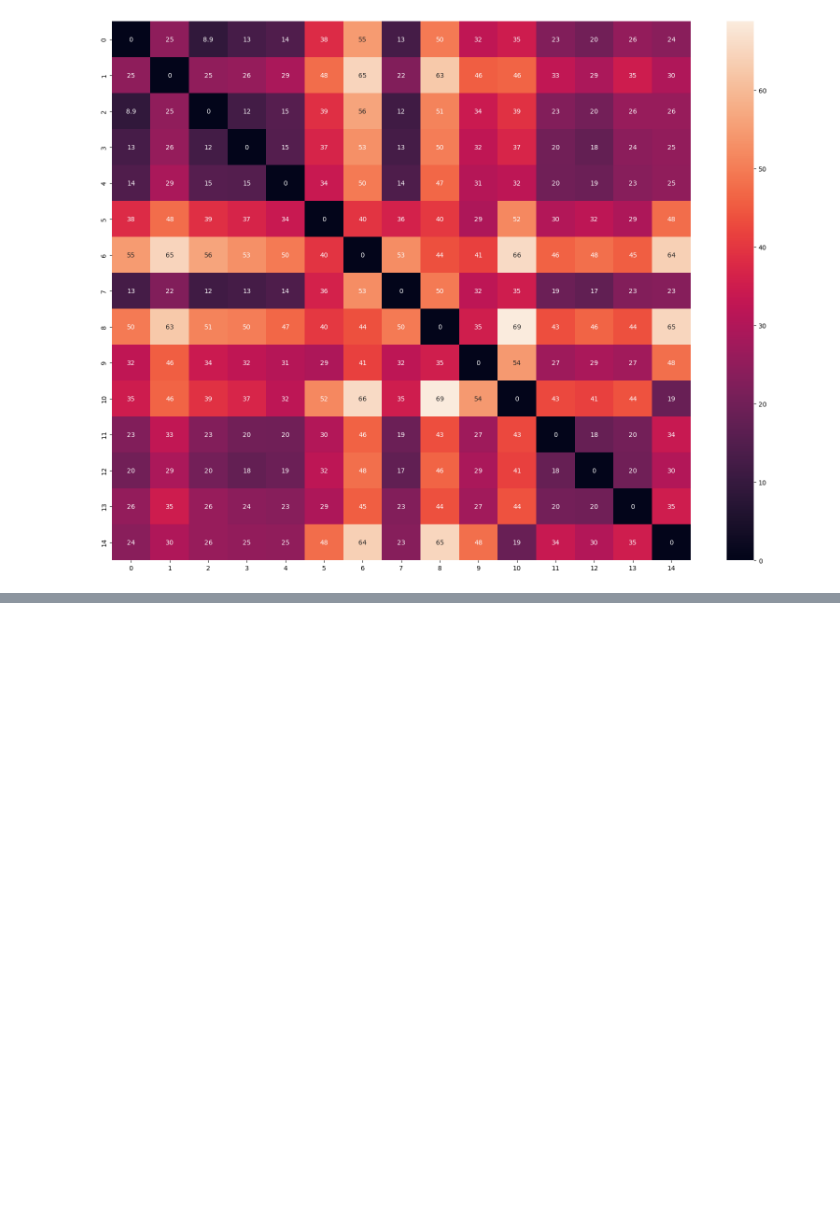
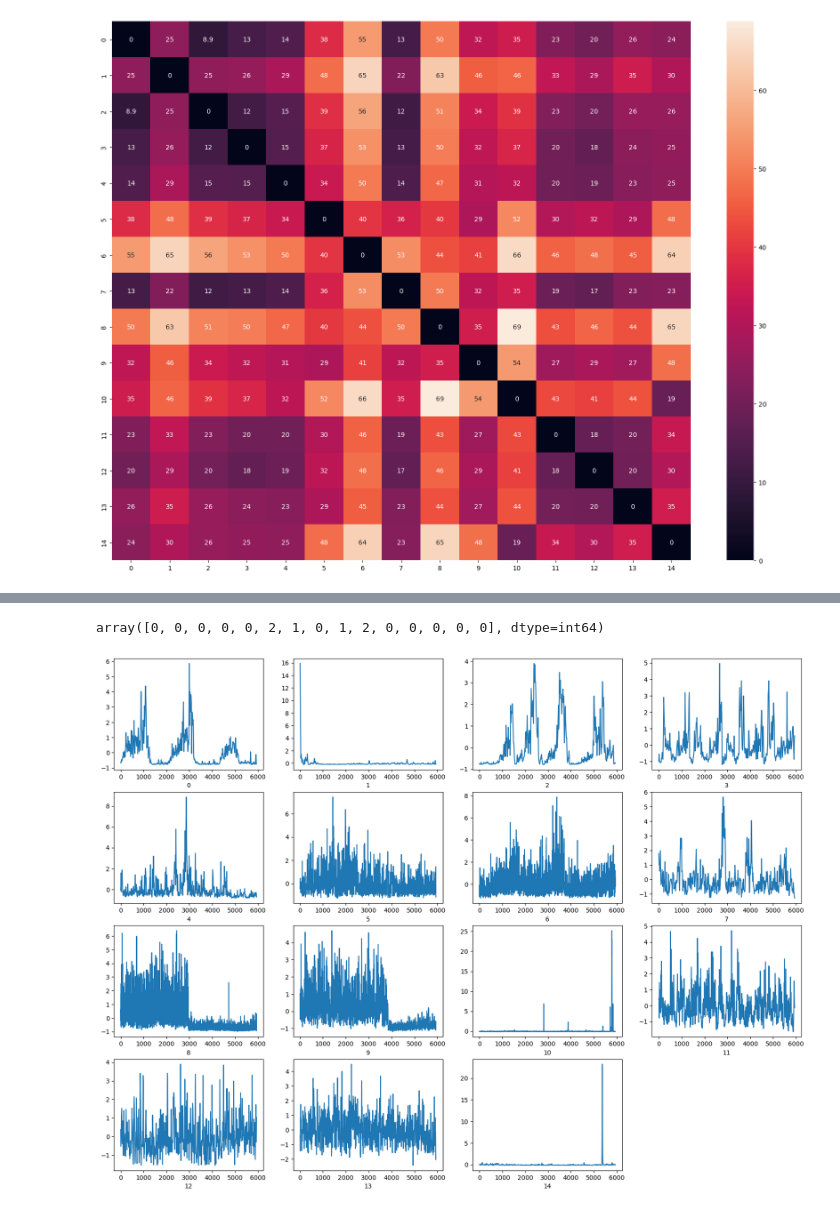
Before and after one commit to Hong-01/EE4C12-Epileptic-Seizure-Detection-using-EEG, a Jupyter notebook: Cluster.ipynb, the cells around one changed output, grey strips where cells are left out. Drawn from its saved outputs; the diff is of its cells as text; code cells hidden in the pictures; blank space fills up the shorter version.

```diff
--- a/Cluster.ipynb
+++ b/Cluster.ipynb
@@ -136,0 +163,22 @@ print("聚类标签：", labels)
+# %%
+y_pred
+# %% [output]
+array([0, 0, 0, 0, 0, 2, 1, 0, 1, 2, 0, 0, 0, 0, 0], dtype=int64)
+# %%
+from scipy.interpolate import interp1d
+
+c_list_itp = []
+for i in range(Patience_num):
+    vector = c_list[i]
+    interpolator = interp1d(np.linspace(0, 1, len(vector)), vector, kind='linear')
+    vector = interpolator(np.linspace(0, 1, c_len_max))
+    c_list_itp.append(vector)
+c_list_itp = np.array(c_list_itp)
+# %%
+plt.figure(figsize=(20, 15))
+for i in range(Patience_num):
+    plt.subplot(4, 4, i+1)
+    plt.plot(c_list_itp[i])
+    plt.xlabel(str(i))
+# %% [output]
+[figure, added]
```
Also changed, not shown: parts of 25 cells of this notebook.
